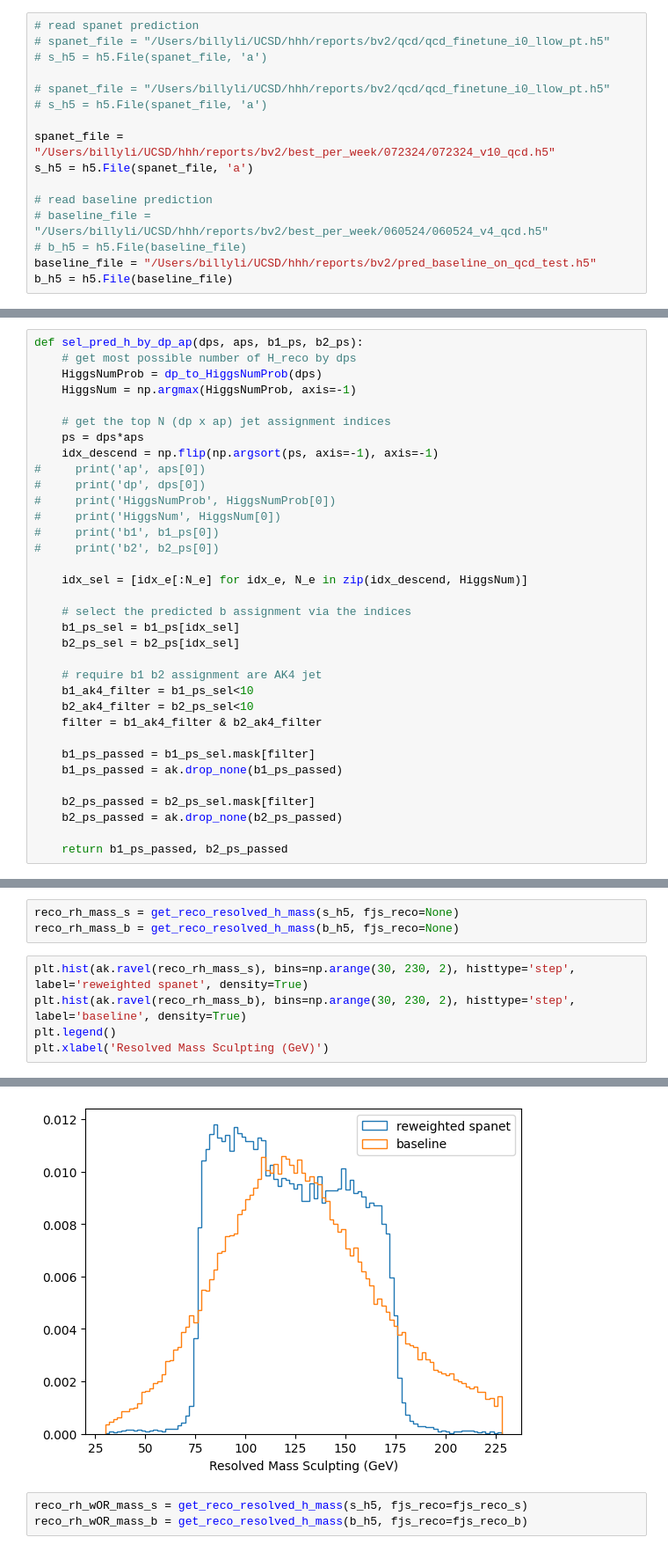
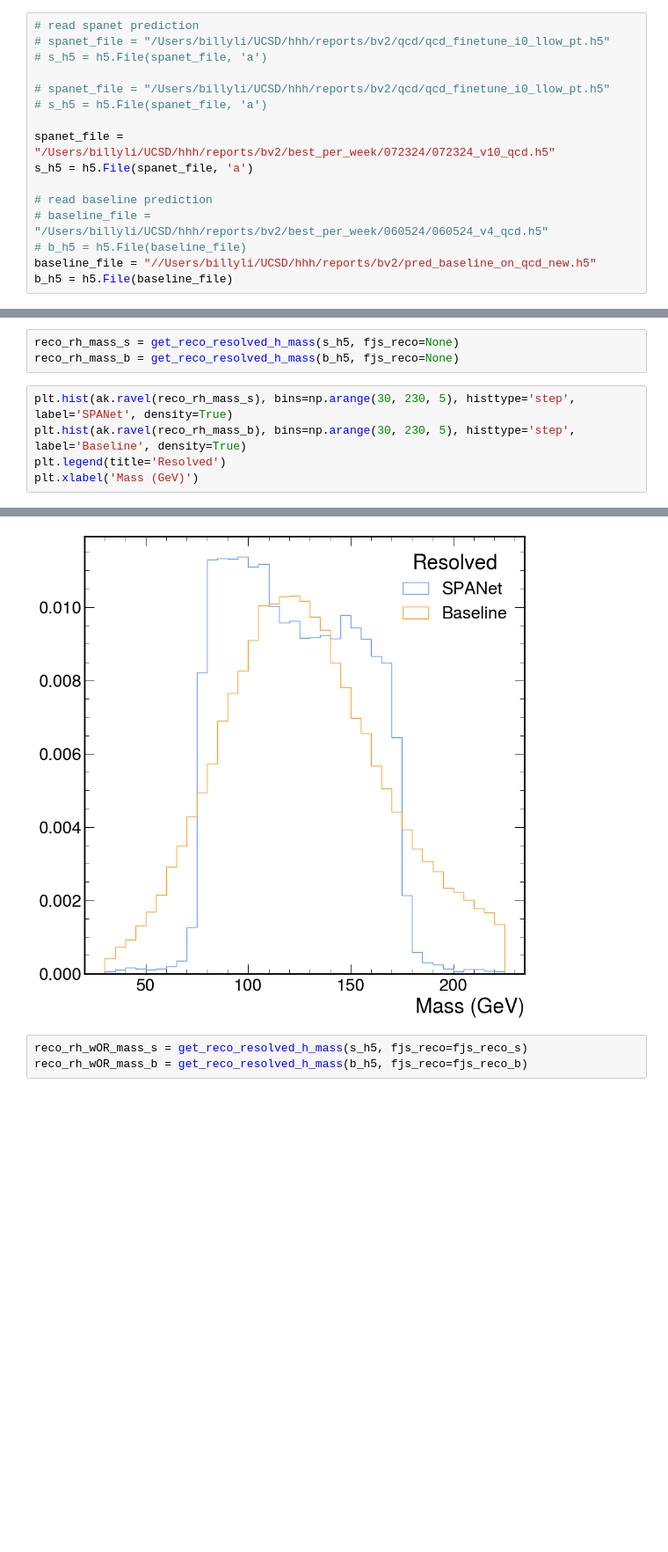
Before and after one commit to ucsd-hep-ex/hhh, a Jupyter notebook: notebooks/benchmark/west/trained_on_hhh_B+R_infer_on_QCD.ipynb, the cells around one changed output, grey strips where cells are left out. Shown: that part at 88% size. Saved outputs shown, nothing was run; the diff lists cells and outputs as text; blank space fills up the shorter version.

```diff
--- a/notebooks/benchmark/west/trained_on_hhh_B+R_infer_on_QCD.ipynb
+++ b/notebooks/benchmark/west/trained_on_hhh_B+R_infer_on_QCD.ipynb
@@ -39,7 +57,7 @@ s_h5 = h5.File(spanet_file, 'a')
 # read baseline prediction
 # baseline_file = "/Users/billyli/UCSD/hhh/reports/bv2/best_per_week/060524/060524_v4_qcd.h5"
 # b_h5 = h5.File(baseline_file)
-baseline_file = "/Users/billyli/UCSD/hhh/reports/bv2/pred_baseline_on_qcd_test.h5"
+baseline_file = "//Users/billyli/UCSD/hhh/reports/bv2/pred_baseline_on_qcd_new.h5"
 b_h5 = h5.File(baseline_file)
 # %% [markdown]
 ### Reco Boosted
@@ -251,34 +151,0 @@ def get_unoverlapped_jet_index(fjs, js, dR_min=0.8):
-# %%
-def sel_pred_h_by_dp_ap(dps, aps, b1_ps, b2_ps):
-    # get most possible number of H_reco by dps
-    HiggsNumProb = dp_to_HiggsNumProb(dps)
-    HiggsNum = np.argmax(HiggsNumProb, axis=-1)
-
-    # get the top N (dp x ap) jet assignment indices
-    ps = dps*aps
-    idx_descend = np.flip(np.argsort(ps, axis=-1), axis=-1)
-#     print('ap', aps[0])
-#     print('dp', dps[0])
-#     print('HiggsNumProb', HiggsNumProb[0])
-#     print('HiggsNum', HiggsNum[0])
-#     print('b1', b1_ps[0])
-#     print('b2', b2_ps[0])
-
-    idx_sel = [idx_e[:N_e] for idx_e, N_e in zip(idx_descend, HiggsNum)]
-
-    # select the predicted b assignment via the indices
-    b1_ps_sel = b1_ps[idx_sel]
-    b2_ps_sel = b2_ps[idx_sel]
-
-    # require b1 b2 assignment are AK4 jet
-    b1_ak4_filter = b1_ps_sel<10
-    b2_ak4_filter = b2_ps_sel<10
-    filter = b1_ak4_filter & b2_ak4_filter
-
-    b1_ps_passed = b1_ps_sel.mask[filter]
-    b1_ps_passed = ak.drop_none(b1_ps_passed)
-
-    b2_ps_passed = b2_ps_sel.mask[filter]
-    b2_ps_passed = ak.drop_none(b2_ps_passed)
-
-    return b1_ps_passed, b2_ps_passed
@@ -392,8 +250,8 @@ def get_reco_resolved_h_mass(predfile, fjs_reco=None):
 reco_rh_mass_s = get_reco_resolved_h_mass(s_h5, fjs_reco=None)
 reco_rh_mass_b = get_reco_resolved_h_mass(b_h5, fjs_reco=None)
 # %%
-plt.hist(ak.ravel(reco_rh_mass_s), bins=np.arange(30, 230, 2), histtype='step', label='reweighted spanet', density=True)
-plt.hist(ak.ravel(reco_rh_mass_b), bins=np.arange(30, 230, 2), histtype='step', label='baseline', density=True)
-plt.legend()
-plt.xlabel('Resolved Mass Sculpting (GeV)')
+plt.hist(ak.ravel(reco_rh_mass_s), bins=np.arange(30, 230, 5), histtype='step', label='SPANet', density=True)
+plt.hist(ak.ravel(reco_rh_mass_b), bins=np.arange(30, 230, 5), histtype='step', label='Baseline', density=True)
+plt.legend(title='Resolved')
+plt.xlabel('Mass (GeV)')
 # %% [output]
@@ -401,4 +259,4 @@ Text(0.5, 0, 'Resolved Mass Sculpting (GeV)')
-[figure, old version]
+[figure, new version]
 # %%
 reco_rh_wOR_mass_s = get_reco_resolved_h_mass(s_h5, fjs_reco=fjs_reco_s)
 reco_rh_wOR_mass_b = get_reco_resolved_h_mass(b_h5, fjs_reco=fjs_reco_b)
```
Also changed, not shown: parts of 18 cells of this notebook, 4 other files.
